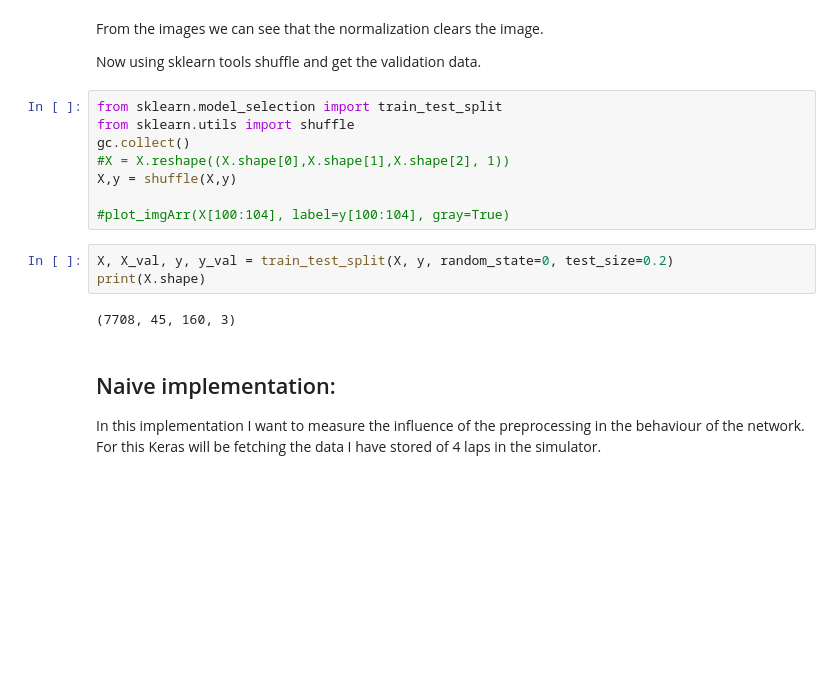
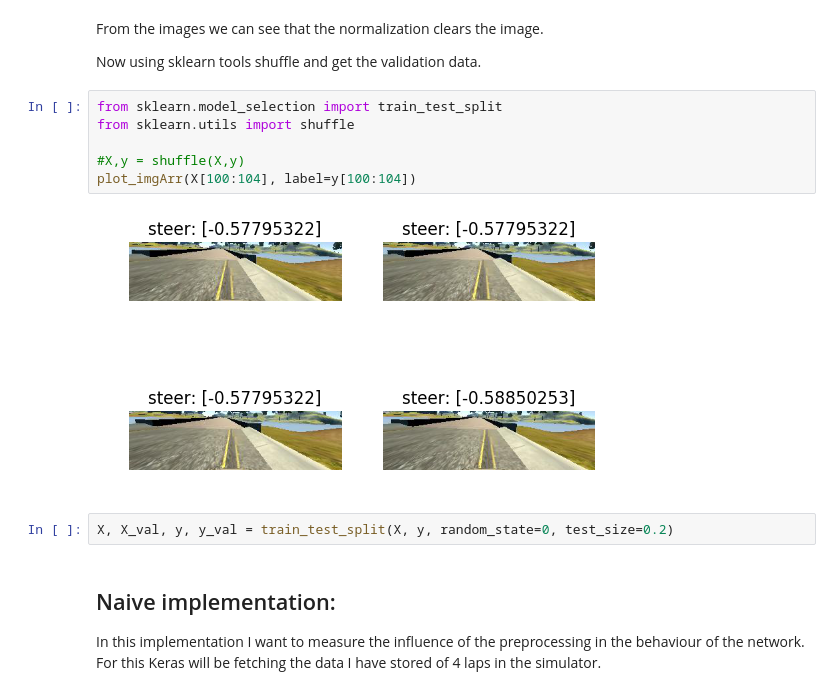
Before and after one commit to yhoazk/CarND-Behavioral-Cloning-P3, a Jupyter notebook: ExploreAndPreprocessData.ipynb, the cells around one changed output. Cells and saved outputs as stored; diff of their text form; blank space fills up the shorter version.

```diff
--- a/ExploreAndPreprocessData.ipynb
+++ b/ExploreAndPreprocessData.ipynb
@@ -266,16 +329,13 @@ Now using sklearn tools shuffle and get the validation data.
 # %%
 from sklearn.model_selection import train_test_split
 from sklearn.utils import shuffle
-gc.collect()
-#X = X.reshape((X.shape[0],X.shape[1],X.shape[2], 1))
-X,y = shuffle(X,y)
 
-#plot_imgArr(X[100:104], label=y[100:104], gray=True)
+#X,y = shuffle(X,y)
+plot_imgArr(X[100:104], label=y[100:104])
+# %% [output]
+[figure, added]
 # %%
 X, X_val, y, y_val = train_test_split(X, y, random_state=0, test_size=0.2)
-print(X.shape)
-# %% [output]
-(7708, 45, 160, 3)
 # %% [markdown]
 ## Naive implementation:
 
```
Also changed, not shown: parts of 16 cells of this notebook, 3 other files.
